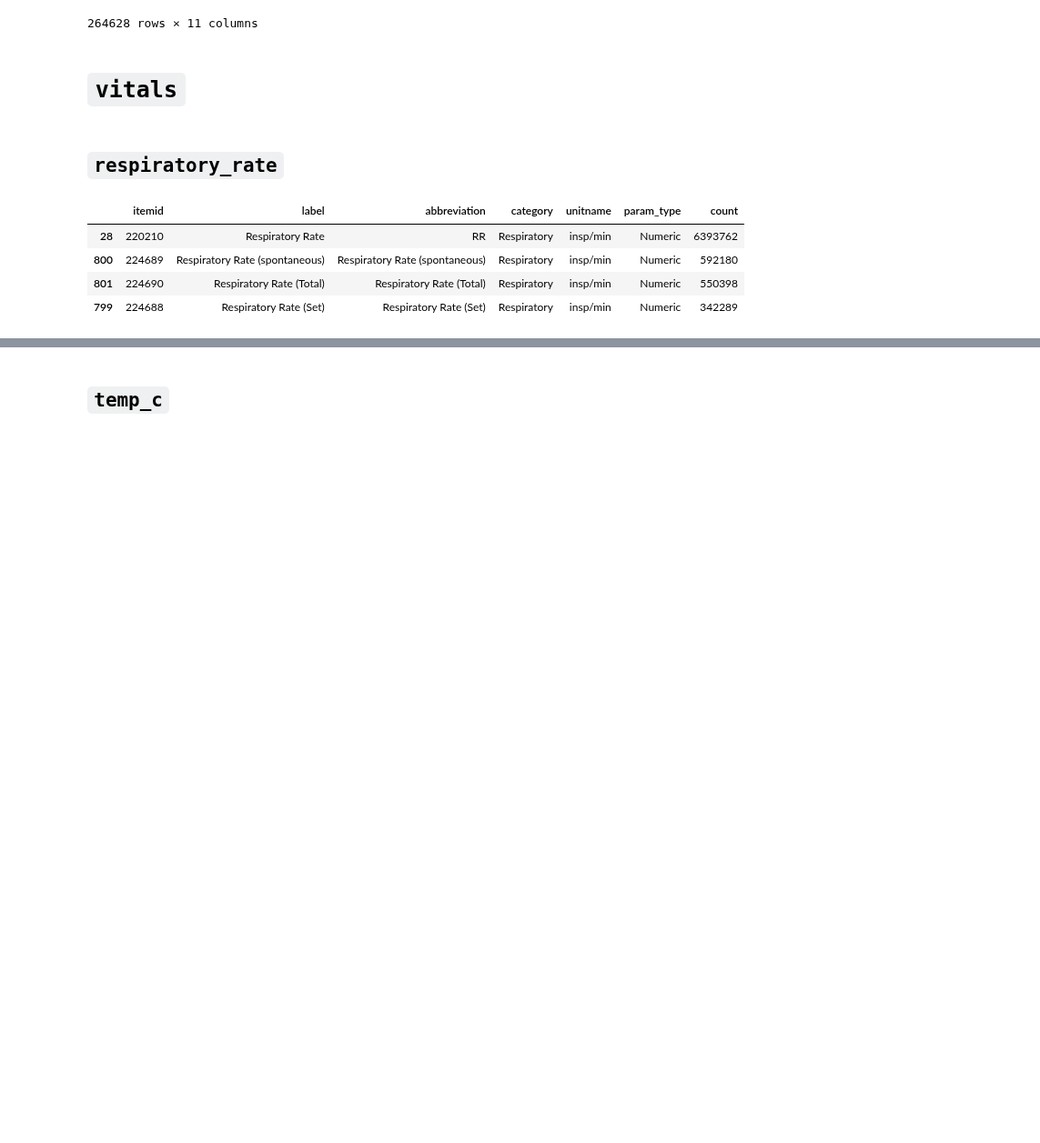
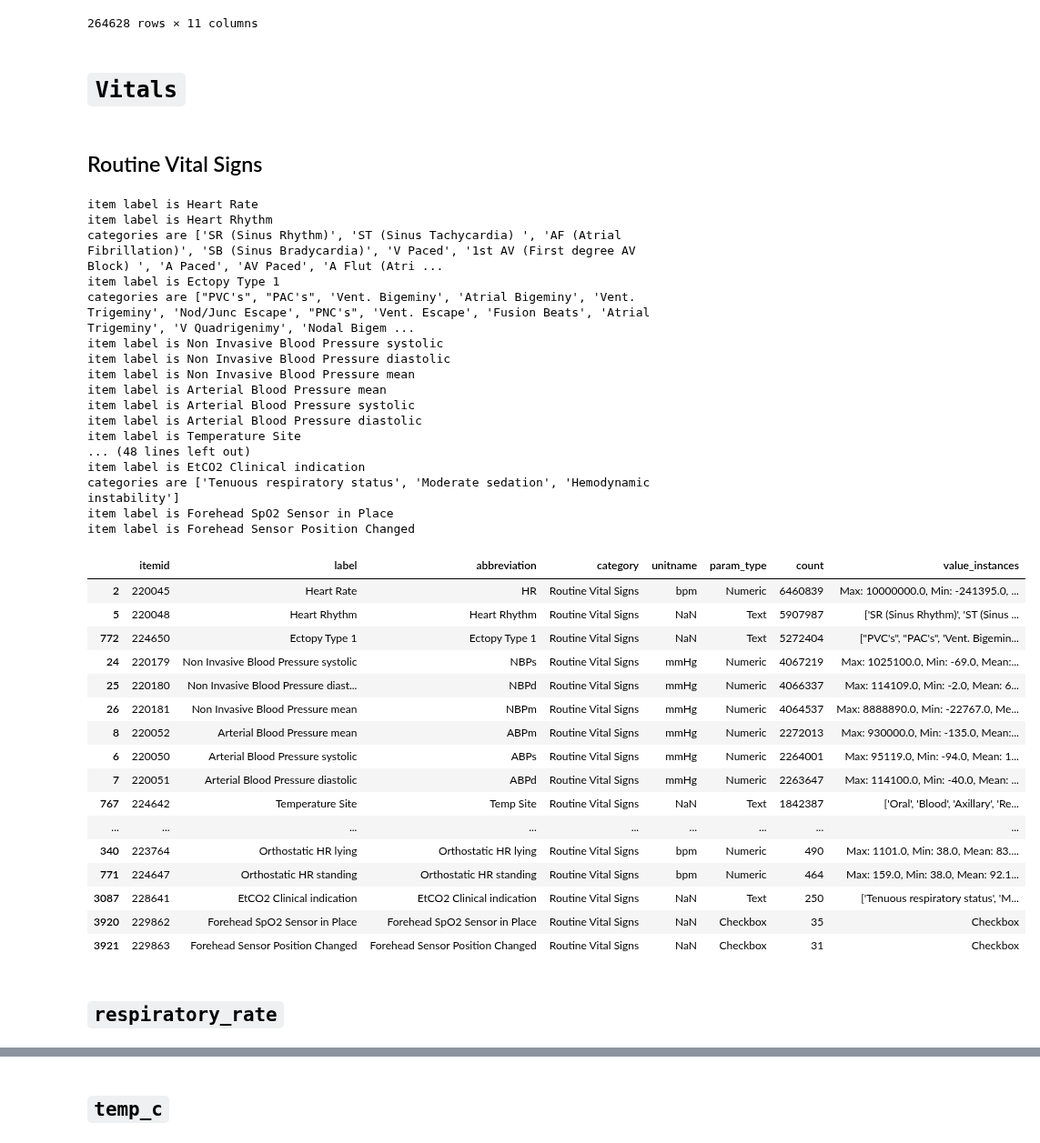
Before and after one commit to oldsandiaz/mimicclif, a Jupyter notebook: code/eda.ipynb, the cells around one changed output, grey strips where cells are left out. Shown at 91% size. Saved outputs shown, nothing was run; the diff lists cells and outputs as text; code cells hidden in the pictures; blank space fills up the shorter version.

Commit message:
updated candidate_table to include value instances

```diff
--- a/code/eda.ipynb
+++ b/code/eda.ipynb
@@ -279,14 +283,46 @@ temp.loc[
 | 313599390 | 19998843 | 24842066 | 30988867 | 64147.0 | 2187-02-07 18:00:00 | 2187-02-07 18:01:00 | 223762 | 38.2 | 38.2 | ... |
 264628 rows × 11 columns
 # %% [markdown]
-# `vitals`
+# `Vitals`
+# %% [markdown]
+## Routine Vital Signs
+# %%
+routine_vitals = ItemFinder("Routine Vital Signs", col = "category").candidate_table
+routine_vitals
+# %% [output]
+item label is Heart Rate
+item label is Heart Rhythm
+categories are ['SR (Sinus Rhythm)', 'ST (Sinus Tachycardia) ', 'AF (Atrial Fibrillation)', 'SB (Sinus Bradycardia)', 'V Paced', '1st AV (First degree AV Block) ', 'A Paced', 'AV Paced', 'A Flut (Atri ...
+item label is Ectopy Type 1
+categories are ["PVC's", "PAC's", 'Vent. Bigeminy', 'Atrial Bigeminy', 'Vent. Trigeminy', 'Nod/Junc Escape', "PNC's", 'Vent. Escape', 'Fusion Beats', 'Atrial Trigeminy', 'V Quadrigenimy', 'Nodal Bigem ...
+item label is Non Invasive Blood Pressure systolic
+item label is Non Invasive Blood Pressure diastolic
+item label is Non Invasive Blood Pressure mean
+item label is Arterial Blood Pressure mean
+item label is Arterial Blood Pressure systolic
+item label is Arterial Blood Pressure diastolic
+item label is Temperature Site
+... (48 lines left out)
+item label is EtCO2 Clinical indication
+categories are ['Tenuous respiratory status', 'Moderate sedation', 'Hemodynamic instability']
+item label is Forehead SpO2 Sensor in Place
+item label is Forehead Sensor Position Changed
+|  | itemid | label | abbreviation | category | unitname | param_type | count | value_instances |
+| 2 | 220045 | Heart Rate | HR | Routine Vital Signs | bpm | Numeric | 6460839 | Max: 10000000.0, Min: -241395.0, ... |
+| 5 | 220048 | Heart Rhythm | Heart Rhythm | Routine Vital Signs | NaN | Text | 5907987 | ['SR (Sinus Rhythm)', 'ST (Sinus ... |
+| 772 | 224650 | Ectopy Type 1 | Ectopy Type 1 | Routine Vital Signs | NaN | Text | 5272404 | ["PVC's", "PAC's", 'Vent. Bigemin... |
+| 24 | 220179 | Non Invasive Blood Pressure systolic | NBPs | Routine Vital Signs | mmHg | Numeric | 4067219 | Max: 1025100.0, Min: -69.0, Mean:... |
+| 25 | 220180 | Non Invasive Blood Pressure diast... | NBPd | Routine Vital Signs | mmHg | Numeric | 4066337 | Max: 114109.0, Min: -2.0, Mean: 6... |
+| 26 | 220181 | Non Invasive Blood Pressure mean | NBPm | Routine Vital Signs | mmHg | Numeric | 4064537 | Max: 8888890.0, Min: -22767.0, Me... |
+| 8 | 220052 | Arterial Blood Pressure mean | ABPm | Routine Vital Signs | mmHg | Numeric | 2272013 | Max: 930000.0, Min: -135.0, Mean:... |
+| 6 | 220050 | Arterial Blood Pressure systolic | ABPs | Routine Vital Signs | mmHg | Numeric | 2264001 | Max: 95119.0, Min: -94.0, Mean: 1... |
+| 7 | 220051 | Arterial Blood Pressure diastolic | ABPd | Routine Vital Signs | mmHg | Numeric | 2263647 | Max: 114100.0, Min: -40.0, Mean: ... |
+| 767 | 224642 | Temperature Site | Temp Site | Routine Vital Signs | NaN | Text | 1842387 | ['Oral', 'Blood', 'Axillary', 'Re... |
+| ... | ... | ... | ... | ... | ... | ... | ... | ... |
+| 340 | 223764 | Orthostatic HR lying | Orthostatic HR lying | Routine Vital Signs | bpm | Numeric | 490 | Max: 1101.0, Min: 38.0, Mean: 83.... |
+| 771 | 224647 | Orthostatic HR standing | Orthostatic HR standing | Routine Vital Signs | bpm | Numeric | 464 | Max: 159.0, Min: 38.0, Mean: 92.1... |
+| 3087 | 228641 | EtCO2 Clinical indication | EtCO2 Clinical indication | Routine Vital Signs | NaN | Text | 250 | ['Tenuous respiratory status', 'M... |
+| 3920 | 229862 | Forehead SpO2 Sensor in Place | Forehead SpO2 Sensor in Place | Routine Vital Signs | NaN | Checkbox | 35 | Checkbox |
+| 3921 | 229863 | Forehead Sensor Position Changed | Forehead Sensor Position Changed | Routine Vital Signs | NaN | Checkbox | 31 | Checkbox |
 # %% [markdown]
 ## `respiratory_rate`
-# %%
-lookup_item("respiratory rate", cleaner=True)
-# %% [output]
-|  | itemid | label | abbreviation | category | unitname | param_type | count |
-| 28 | 220210 | Respiratory Rate | RR | Respiratory | insp/min | Numeric | 6393762 |
-| 800 | 224689 | Respiratory Rate (spontaneous) | Respiratory Rate (spontaneous) | Respiratory | insp/min | Numeric | 592180 |
-| 801 | 224690 | Respiratory Rate (Total) | Respiratory Rate (Total) | Respiratory | insp/min | Numeric | 550398 |
-| 799 | 224688 | Respiratory Rate (Set) | Respiratory Rate (Set) | Respiratory | insp/min | Numeric | 342289 |
```
Also changed, not shown: parts of 43 cells of this notebook.
